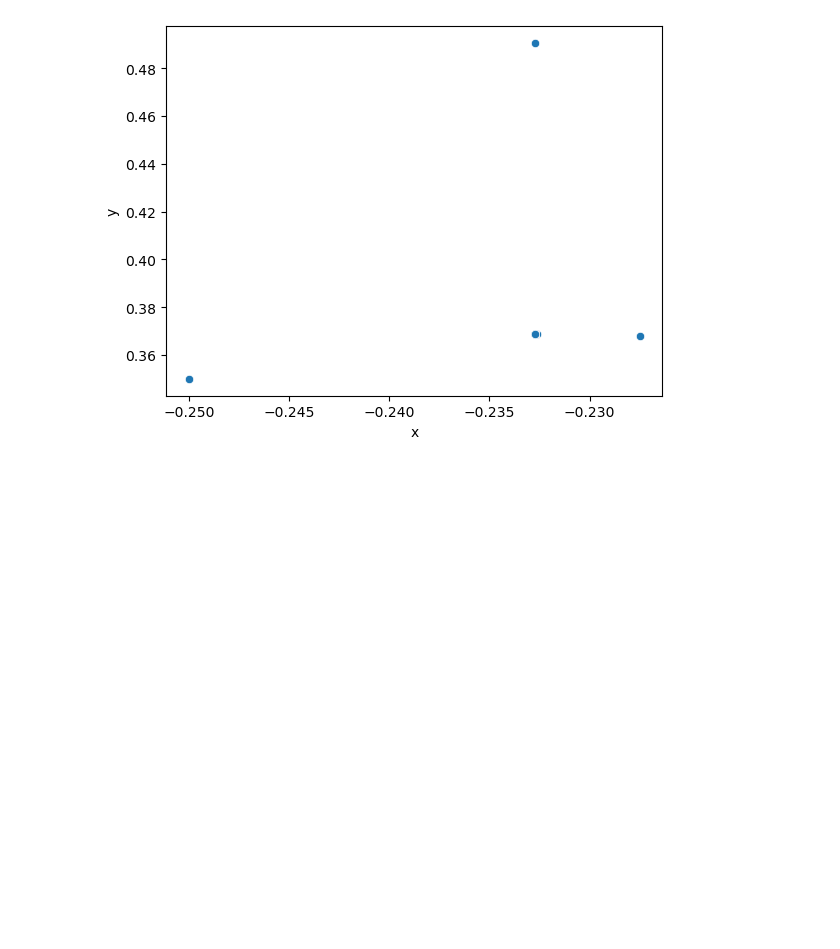
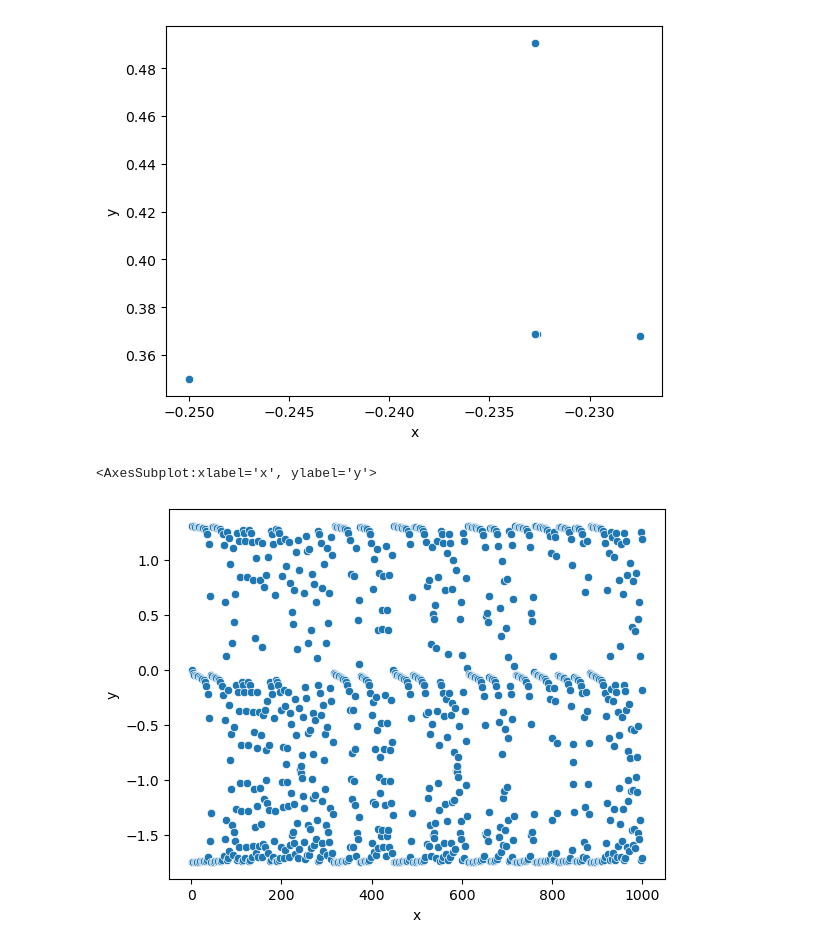
Before and after one commit to Threelivestoken/DataScience2, a Jupyter notebook: Predict/New folder/Neural Network.ipynb, the cells around one changed output. Drawn from its saved outputs; the diff is of its cells as text; code cells hidden in the pictures; blank space fills up the shorter version.

```diff
--- a/Predict/New folder/Neural Network.ipynb
+++ b/Predict/New folder/Neural Network.ipynb
@@ -82,3 +85,18 @@ for taco in range(r):
 df1 = pd.DataFrame(data1)
 #Make a scatterplot
 sns.scatterplot(data=df1,x="x",y="y")
+# %%
+#----------------
+y=[0.0]
+c=1.749
+r=1000
+temp=0
+for taco in range(r-1):
+    temp=temp**2-c
+    y.append(temp)
+frame = pd.DataFrame({"x":range(1,r+1), "y": y})
+
+sns.scatterplot(data=frame,x="x",y="y")
+# %% [output]
+<AxesSubplot:xlabel='x', ylabel='y'>
+[figure, added]
```
Also changed, not shown: parts of 1 cell of this notebook.
